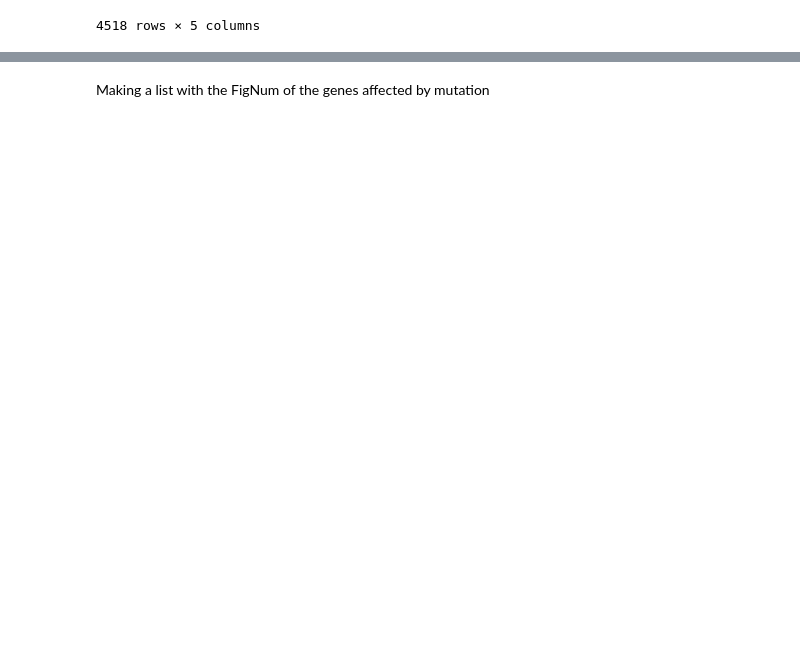
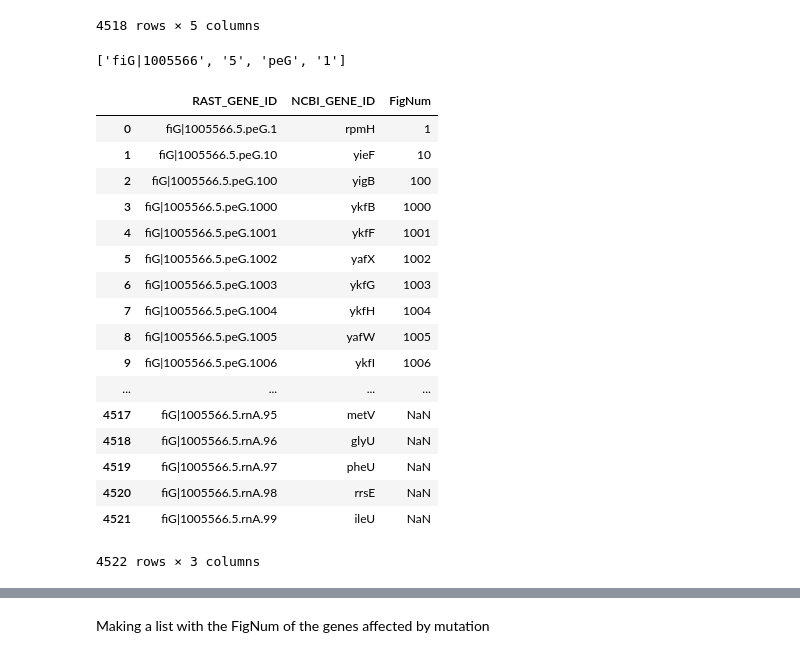
Before and after one commit to KristianJensen/dtu-02806-project, a Jupyter notebook: notebooks/Data_conversion.ipynb, the cells around one changed output, grey strips where cells are left out. Drawn from its saved outputs; the diff is of its cells as text; code cells hidden in the pictures; blank space fills up the shorter version.

```diff
--- a/notebooks/Data_conversion.ipynb
+++ b/notebooks/Data_conversion.ipynb
@@ -19,8 +19,23 @@ data4 = pd.read_excel(fil4)
 fil5 = "../data/EC_genome.txt"
 data5 = pd.read_csv(fil5, sep='\t')
 
-fil6 = "../data/st_1_variants.txt"
-st1_variants = pd.read_csv(fil6, sep='\t')
+fil6 = "../data/st_1_mutations.txt"
+st1_mutations = pd.read_csv(fil6, sep='\t')
+
+fil7 = "../data/st_2_mutations.txt"
+st2_mutations = pd.read_csv(fil7, sep='\t')
+
+fil8 = "../data/st_3_mutations.txt"
+st3_mutations = pd.read_csv(fil8, sep='\t')
+
+fil9 = "../data/st_4_mutations.txt"
+st4_mutations = pd.read_csv(fil9, sep='\t')
+
+fil10 = "../data/st_5_mutations.txt"
+st5_mutations = pd.read_csv(fil10, sep='\t')
+
+fil11 = "../data/gene_id_translation.txt"
+gene_to_pegnum = pd.read_csv(fil11, sep='\t')
 # %%
 data5 = data5.drop(data5.index[-1])
 # %% [markdown]
@@ -64,3 +79,29 @@ data5
 | 4516 | rRNA | rRNA | 4068771..4068890 | /db_xref="SEED:fig|562.15553.r na... | NaN |
 | 4517 | rRNA | rRNA | 4069016..4069135 | /db_xref="SEED:fig|562.15553.r na... | NaN |
 4518 rows × 5 columns
+# %%
+test = 'fiG|1005566.5.peG.1'
+test.split('.')
+# %% [output]
+['fiG|1005566', '5', 'peG', '1']
+# %%
+gene_to_pegnum
+# %% [output]
+|  | RAST_GENE_ID | NCBI_GENE_ID | FigNum |
+| 0 | fiG|1005566.5.peG.1 | rpmH | 1 |
+| 1 | fiG|1005566.5.peG.10 | yieF | 10 |
+| 2 | fiG|1005566.5.peG.100 | yigB | 100 |
+| 3 | fiG|1005566.5.peG.1000 | ykfB | 1000 |
+| 4 | fiG|1005566.5.peG.1001 | ykfF | 1001 |
+| 5 | fiG|1005566.5.peG.1002 | yafX | 1002 |
+| 6 | fiG|1005566.5.peG.1003 | ykfG | 1003 |
+| 7 | fiG|1005566.5.peG.1004 | ykfH | 1004 |
+| 8 | fiG|1005566.5.peG.1005 | yafW | 1005 |
+| 9 | fiG|1005566.5.peG.1006 | ykfI | 1006 |
+| ... | ... | ... | ... |
+| 4517 | fiG|1005566.5.rnA.95 | metV | NaN |
+| 4518 | fiG|1005566.5.rnA.96 | glyU | NaN |
+| 4519 | fiG|1005566.5.rnA.97 | pheU | NaN |
+| 4520 | fiG|1005566.5.rnA.98 | rrsE | NaN |
+| 4521 | fiG|1005566.5.rnA.99 | ileU | NaN |
+4522 rows × 3 columns
```
Also changed, not shown: parts of 14 cells of this notebook, 6 other files.
